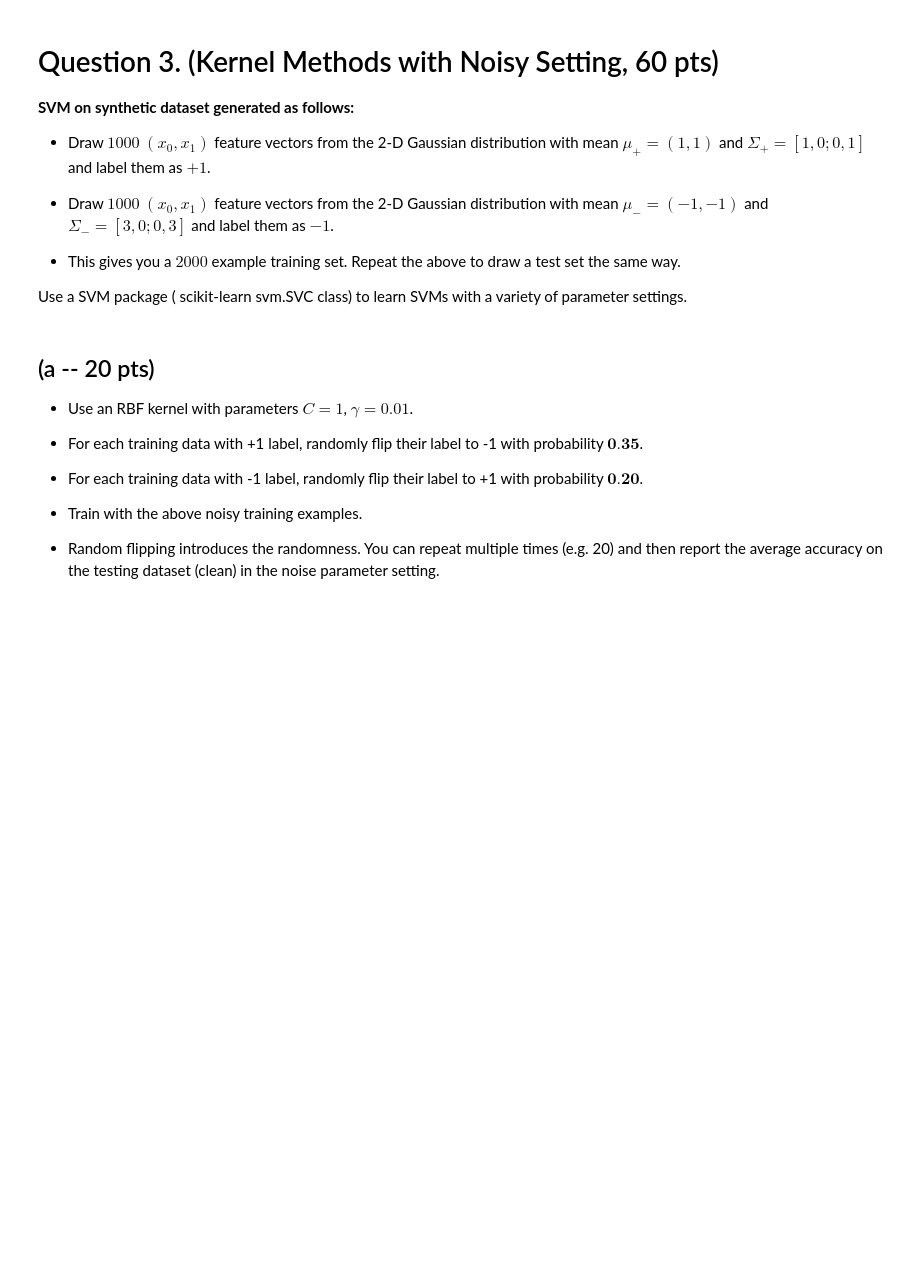
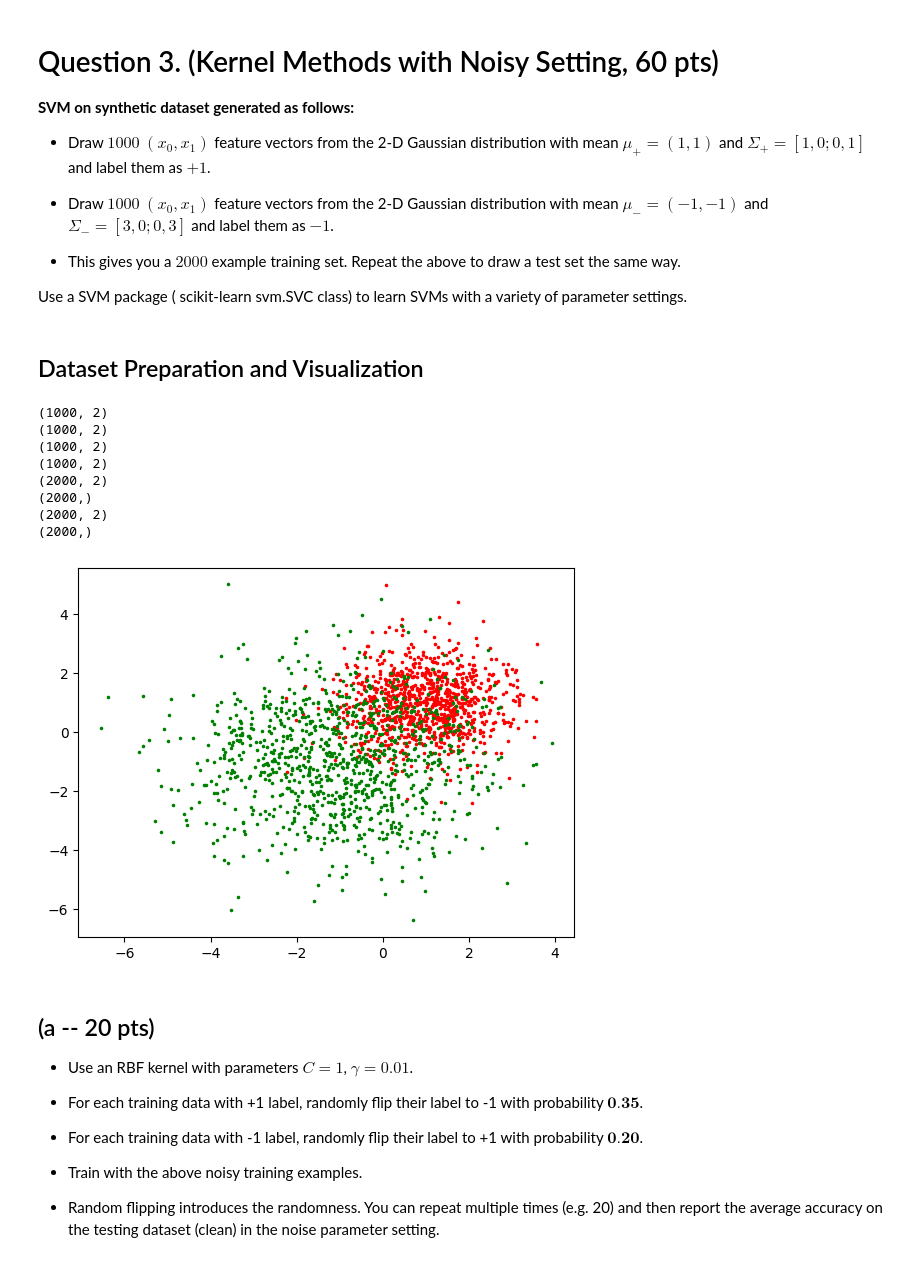
Before and after one commit to shiva-ganesh-ramakrishnan/ML242-Assignments, a Jupyter notebook: Assignment-4/Assignment4.ipynb, the cells around one changed output. Saved outputs shown, nothing was run; the diff lists cells and outputs as text; code cells hidden in the pictures; blank space fills up the shorter version.

```diff
--- a/Assignment-4/Assignment4.ipynb
+++ b/Assignment-4/Assignment4.ipynb
@@ -116,6 +163,69 @@ def get_initial_clusters(k, X):
 - This gives you a $2000$ example training set. Repeat the above to draw a test set the same way.
 
 Use a SVM package ( scikit-learn svm.SVC class) to learn SVMs with a variety of parameter settings.
+# %% [markdown]
+## Dataset Preparation and Visualization
+# %%
+# Prepare Training Dataset
+from sklearn.utils import shuffle
+from sklearn.svm import SVC
+
+#Feature vector set with mean = [1,1] and sigma = [[1,0], [0,1]]
+mean1 = np.array([1,1])
+cov1 = np.array([[1,0],[0,1]])
+cluster1 = np.random.multivariate_normal(mean1, cov1, 1000)
+
+#Feature vector set with mean = [-1,-1] and sigma = [[3,0], [0,3]]
+mean2 = np.array([-1,-1])
+cov2 = np.array([[3,0],[0,3]])
+cluster2 = np.random.multivariate_normal(mean2, cov2, 1000)
+
+print(cluster1.shape)
+print(cluster2.shape)
+
+X_train = np.concatenate((cluster1, cluster2))
+Y_train = np.concatenate((np.array([1]*1000), np.array([-1]*1000)))
+
+
+#Prepare Test Dataset
+
+cluster1_test = np.random.multivariate_normal(mean1, cov1, 1000)
+cluster2_test = np.random.multivariate_normal(mean2, cov2, 1000)
+
+cluster1_y = np.array([1]*1000)
+cluster2_y = np.array([-1]*1000)
+
+print(cluster1_test.shape)
+print(cluster2_test.shape)
+
+X_test = np.concatenate((cluster1, cluster2))
+Y_test = np.concatenate((cluster1_y, cluster2_y))
+
+print(X_test.shape)
+print(Y_test.shape)
+
+
+X_test, y_test = shuffle(X_test, Y_test, random_state=0)
+print(X_test.shape)
+print(y_test.shape)
+
+
+#Visualizing using matplotlib
+
+plt.figure()
+plt.scatter(cluster1[:,0], cluster1[:,1], c='r', marker=".", s=10)
+plt.scatter(cluster2[:,0], cluster2[:,1], c='g', marker=".", s=10)
+plt.show()
+# %% [output]
+(1000, 2)
+(1000, 2)
+(1000, 2)
+(1000, 2)
+(2000, 2)
+(2000,)
+(2000, 2)
+(2000,)
+[figure, added]
 # %% [markdown]
 ## (a -- 20 pts)
 
```
Also changed, not shown: parts of 15 cells of this notebook.
